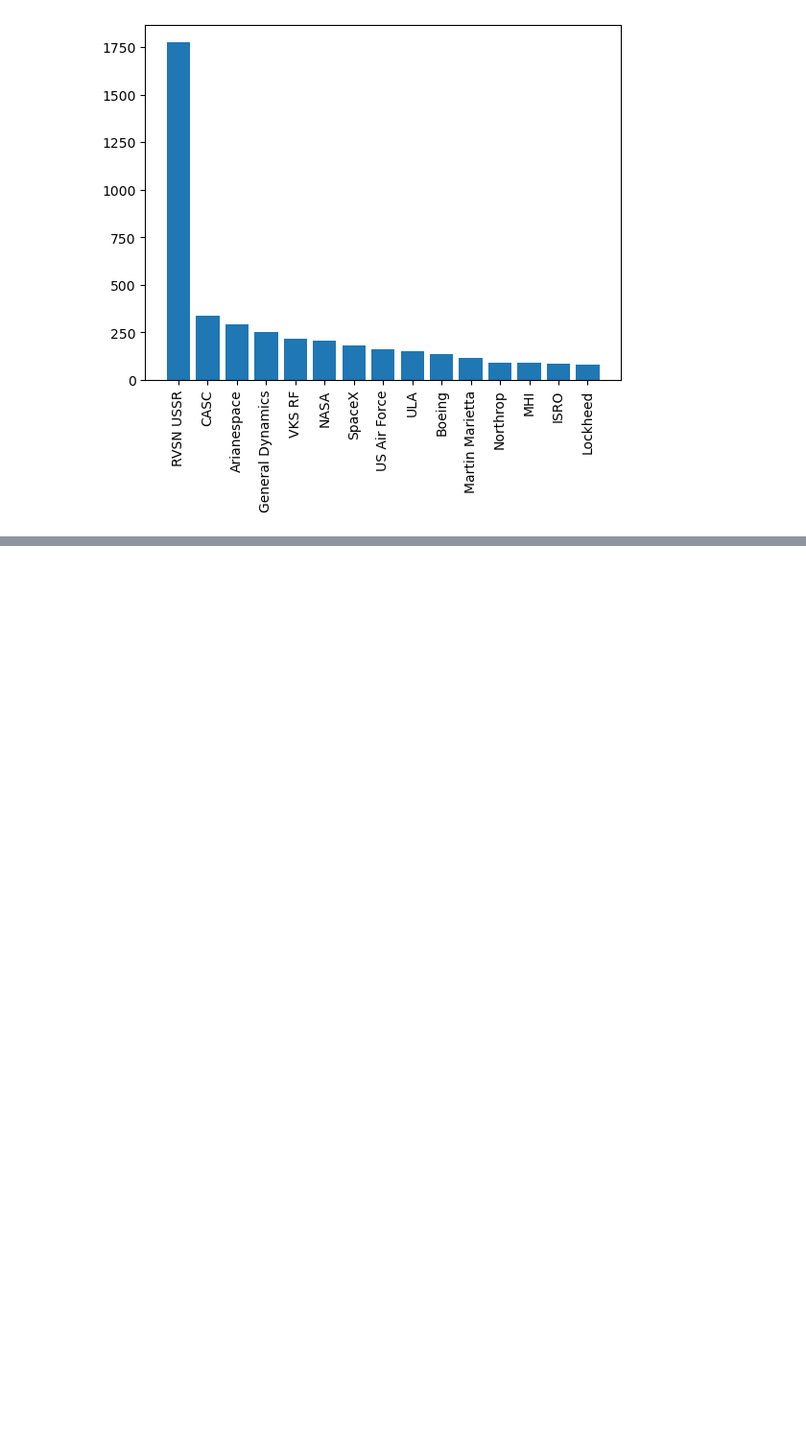
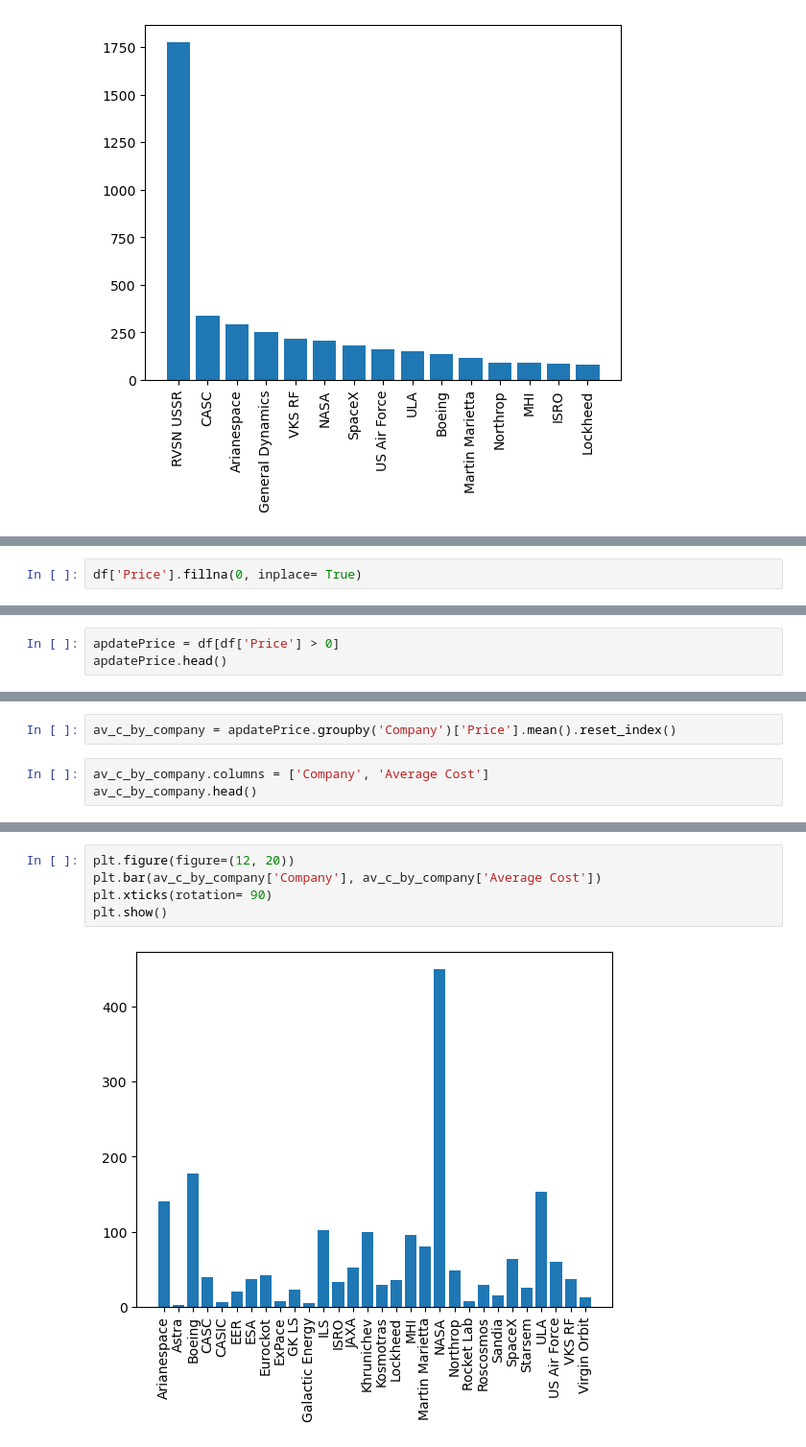
Before and after one commit to imamahasane/Space-Missions, a Jupyter notebook: Space-Missions.ipynb, the cells around one changed output, grey strips where cells are left out. Shown at 96% size. Saved outputs shown, nothing was run; the diff lists cells and outputs as text; blank space fills up the shorter version.

```diff
--- a/Space-Missions.ipynb
+++ b/Space-Missions.ipynb
@@ -467,0 +479,2 @@ plt.show()
+# %%
+df['Price'].fillna(0, inplace= True)
@@ -467,0 +499,3 @@ plt.show()
+# %%
+apdatePrice = df[df['Price'] > 0]
+apdatePrice.head()
@@ -467,0 +509,5 @@ plt.show()
+# %%
+av_c_by_company = apdatePrice.groupby('Company')['Price'].mean().reset_index()
+# %%
+av_c_by_company.columns = ['Company', 'Average Cost']
+av_c_by_company.head()
@@ -467,0 +535,7 @@ plt.show()
+# %%
+plt.figure(figure=(12, 20))
+plt.bar(av_c_by_company['Company'], av_c_by_company['Average Cost'])
+plt.xticks(rotation= 90)
+plt.show()
+# %% [output]
+[figure, added]
```
Also changed, not shown: parts of 22 cells of this notebook.
